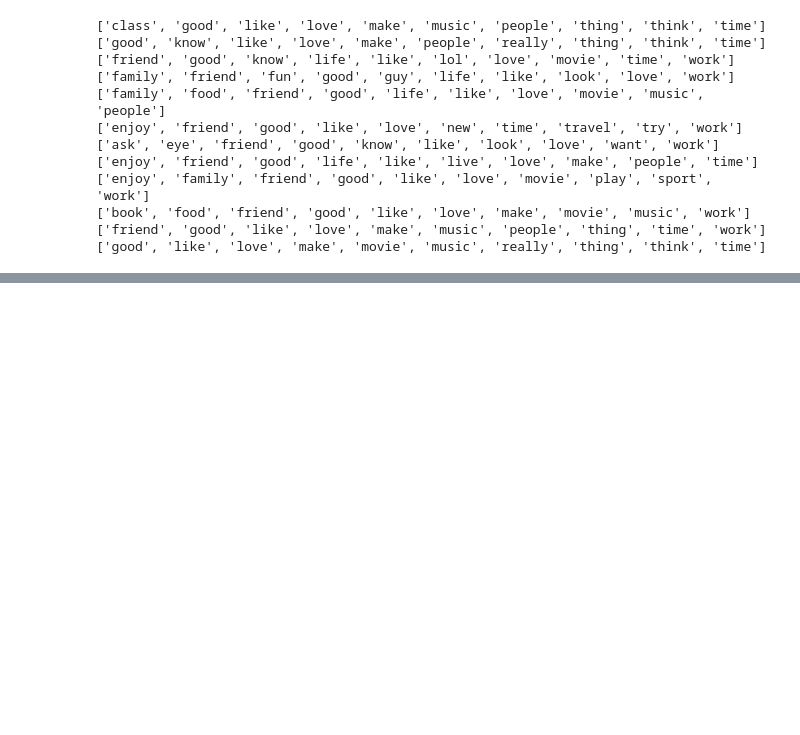
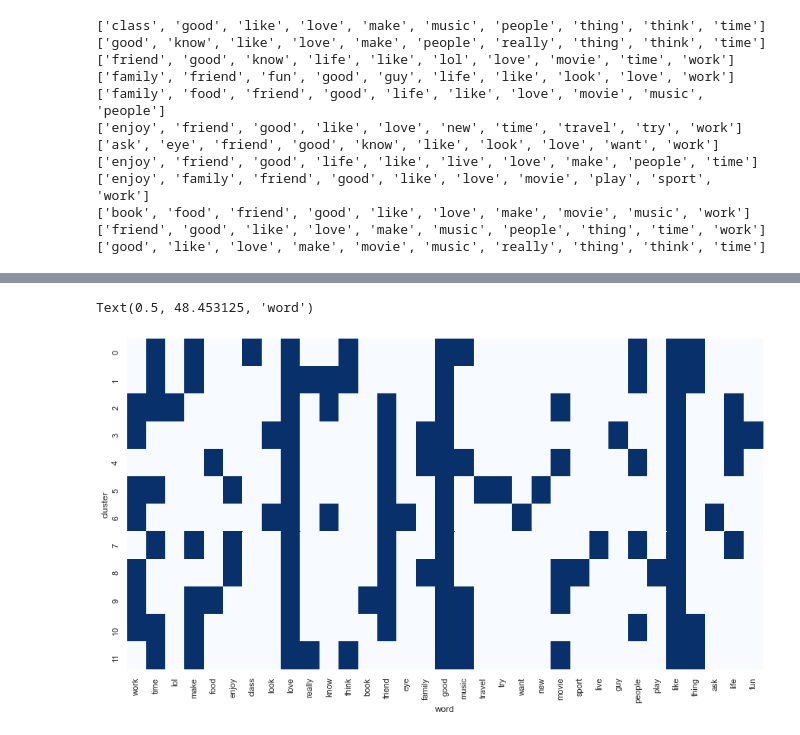
Before and after one commit to eringill/okcupid, a Jupyter notebook: date-a-scientist.ipynb, the cells around one changed output, grey strips where cells are left out. Cells and saved outputs as stored; diff of their text form; code cells hidden in the pictures; blank space fills up the shorter version.

Commit message:
feat: add heat map to show individual words and which clusters they show up in

```diff
--- a/date-a-scientist.ipynb
+++ b/date-a-scientist.ipynb
@@ -161,0 +138,7 @@ Cluster: 2
+# %%
+word_set = []
+for cluster in word_list:
+    word_set = word_set + list(cluster)
+
+word_set = list(set(word_set))
+print(len(word_set))
@@ -161,0 +147,13 @@ Cluster: 2
+# %%
+new_list = []
+for cluster in word_list:
+    lst = []
+    for word in word_set:
+        if word in cluster:
+            lst.append(True)
+        else:
+            lst.append(False)
+    new_list.append(lst)
+
+word_df = pd.DataFrame(new_list, columns = word_set)
+word_df
@@ -161,0 +175,11 @@ Cluster: 2
+# %%
+word_df_bin = word_df * 1
+sns.set_theme()
+dims = (15, 8)
+fig, ax = plt.subplots(figsize= dims)
+ax = sns.heatmap(word_df_bin, cbar = False, cmap= "Blues")
+plt.ylabel("cluster")
+plt.xlabel("word")
+# %% [output]
+Text(0.5, 48.453125, 'word')
+[figure, added]
```
Also changed, not shown: parts of 3 cells of this notebook.
